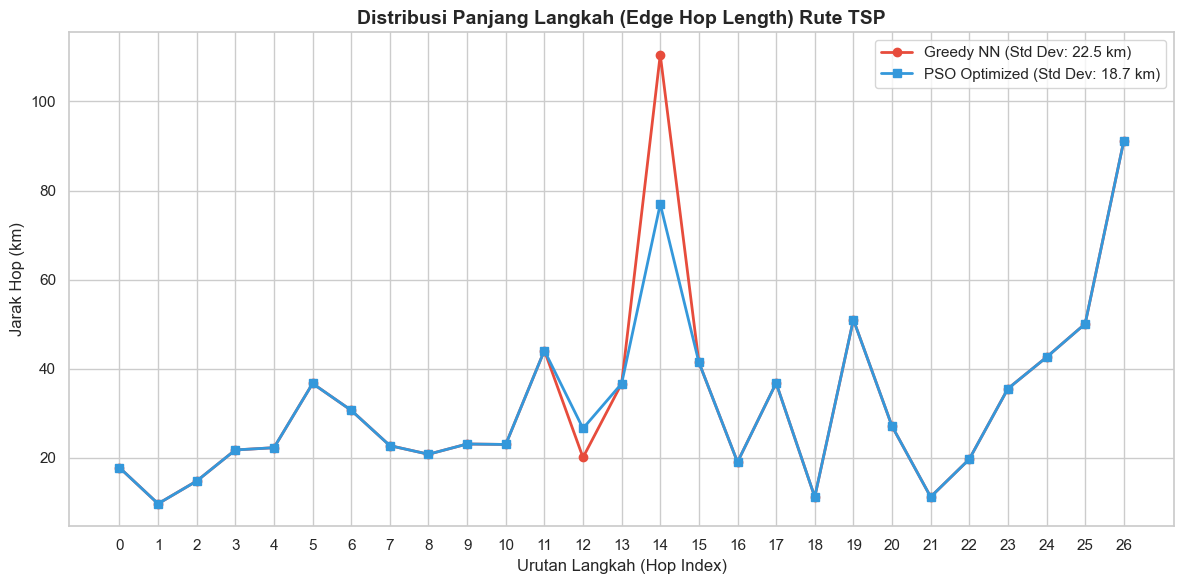
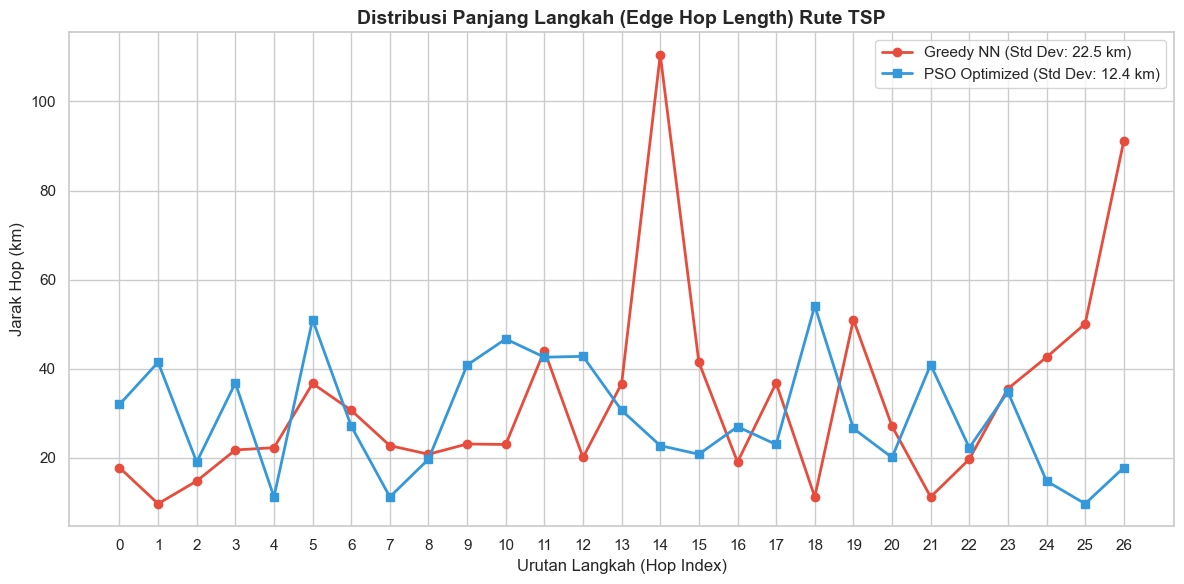
Unified diff of the notebook cell whose output changed from the first chart to the second:
--- before
+++ after
@@ -12,4 +12,5 @@
 plt.yticks(rotation=0, fontsize=9)
 plt.tight_layout()
+plt.savefig('out/04_matriks_jarak_geografis.png', dpi=150, bbox_inches='tight')
 plt.show()
 
@@ -17,13 +18,13 @@
 greedy_hops = []
 for i in range(len(greedy_route)):
-    c1 = coords[greedy_route[i]]
-    c2 = coords[greedy_route[(i + 1) % len(greedy_route)]]
-    greedy_hops.append(engine.haversine_distance(c1[0], c1[1], c2[0], c2[1]))
+    ca = coords[greedy_route[i]]
+    cb = coords[greedy_route[(i + 1) % len(greedy_route)]]
+    greedy_hops.append(engine.haversine_distance(ca[0], ca[1], cb[0], cb[1]))
 
 pso_hops = []
 for i in range(len(pso_route)):
-    c1 = coords[pso_route[i]]
-    c2 = coords[pso_route[(i + 1) % len(pso_route)]]
-    pso_hops.append(engine.haversine_distance(c1[0], c1[1], c2[0], c2[1]))
+    ca = coords[pso_route[i]]
+    cb = coords[pso_route[(i + 1) % len(pso_route)]]
+    pso_hops.append(engine.haversine_distance(ca[0], ca[1], cb[0], cb[1]))
 
 plt.figure(figsize=(12, 6))
@@ -36,3 +37,4 @@
 plt.legend(fontsize=11)
 plt.tight_layout()
+plt.savefig('out/05_distribusi_panjang_langkah_rute.png', dpi=150, bbox_inches='tight')
 plt.show()

Commit: selaraskan angka hasil eksperimen dengan output notebook terbaru